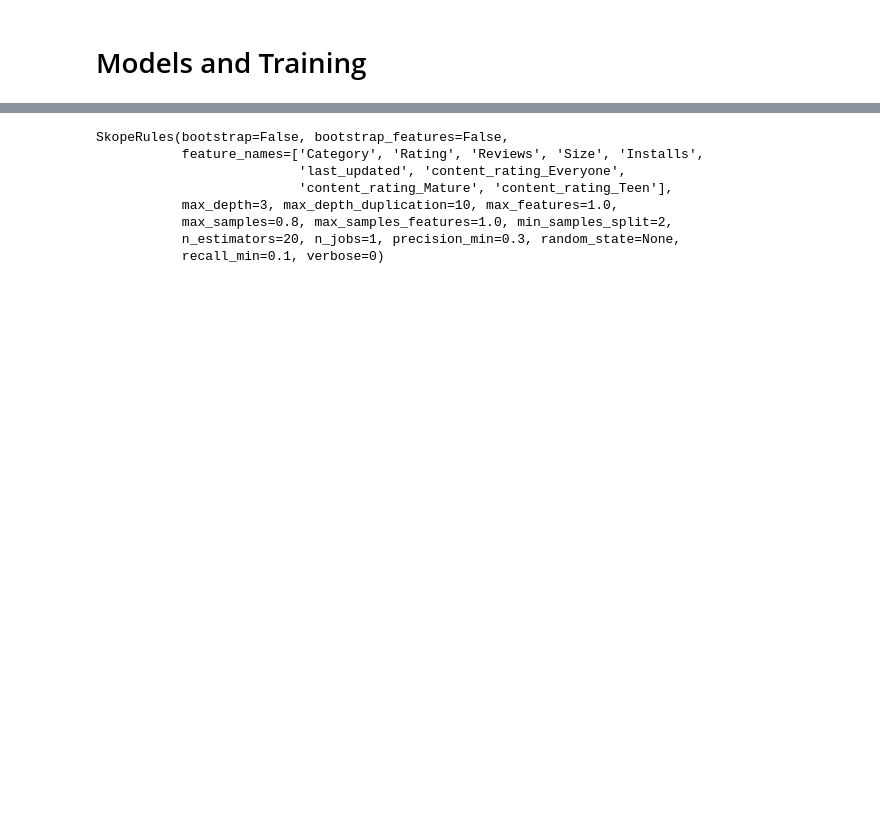
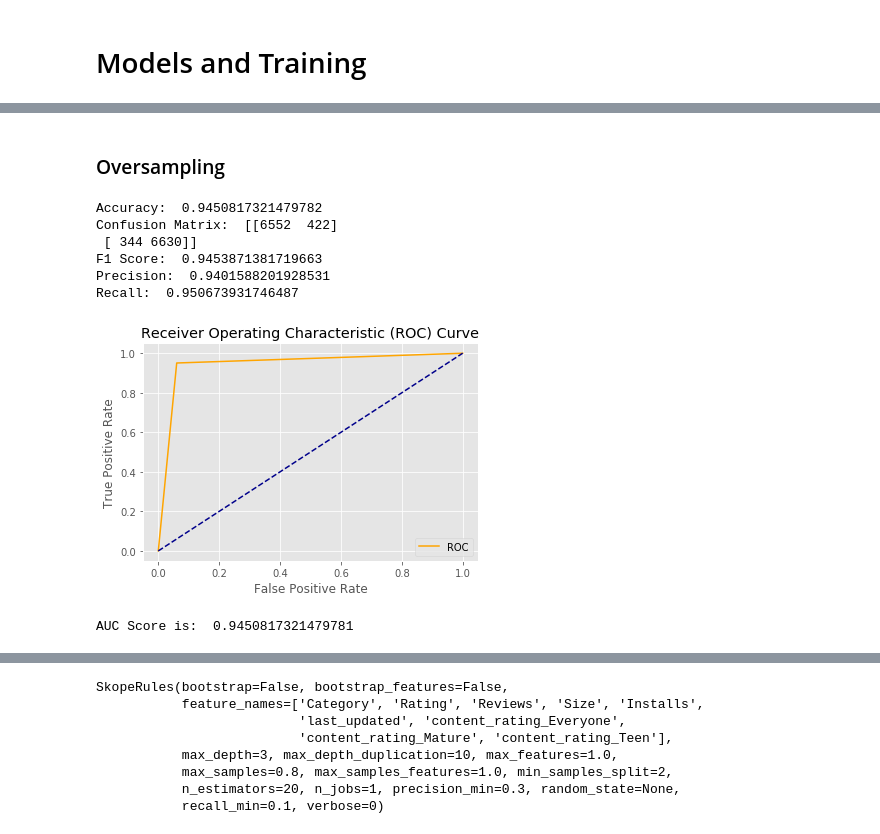
Before and after one commit to LanghaniKuldeep/CSI5155_Project, a Jupyter notebook: ml-project.ipynb, the cells around one changed output, grey strips where cells are left out. Drawn from its saved outputs; the diff is of its cells as text; code cells hidden in the pictures; blank space fills up the shorter version.

```diff
--- a/ml-project.ipynb
+++ b/ml-project.ipynb
@@ -436,0 +459,2 @@ Name: Type, dtype: int64
+# %%
+x_over, y_over = oversampler.fit_resample(new_df, y_labels)
@@ -705,0 +523,13 @@ new_df
+# %% [markdown]
+### Oversampling
+# %%
+dt_results = evaluate_model(tree_classifier, x_over, y_over)
+# %% [output]
+Accuracy:  0.9450817321479782
+Confusion Matrix:  [[6552  422]
+ [ 344 6630]]
+F1 Score:  0.9453871381719663
+Precision:  0.9401588201928531
+Recall:  0.950673931746487
+[figure, added]
+AUC Score is:  0.9450817321479781
```
Also changed, not shown: parts of 133 cells of this notebook.
